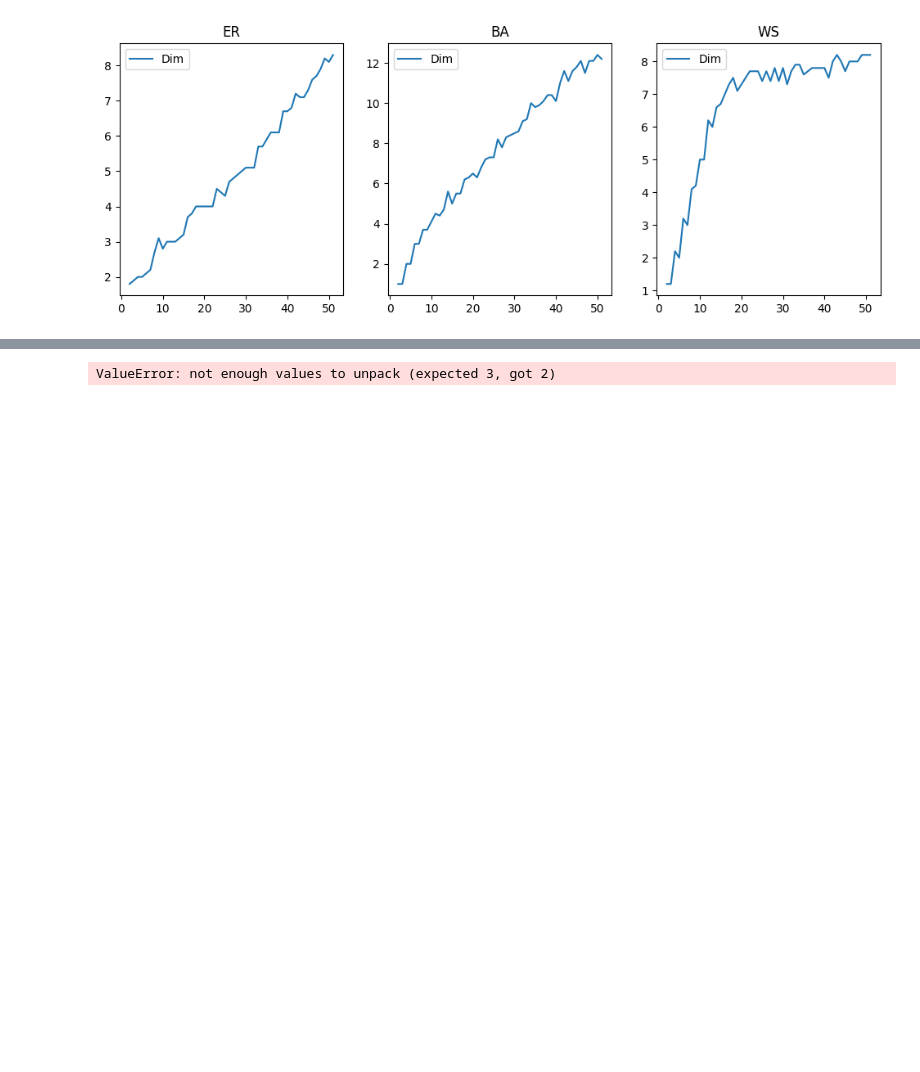
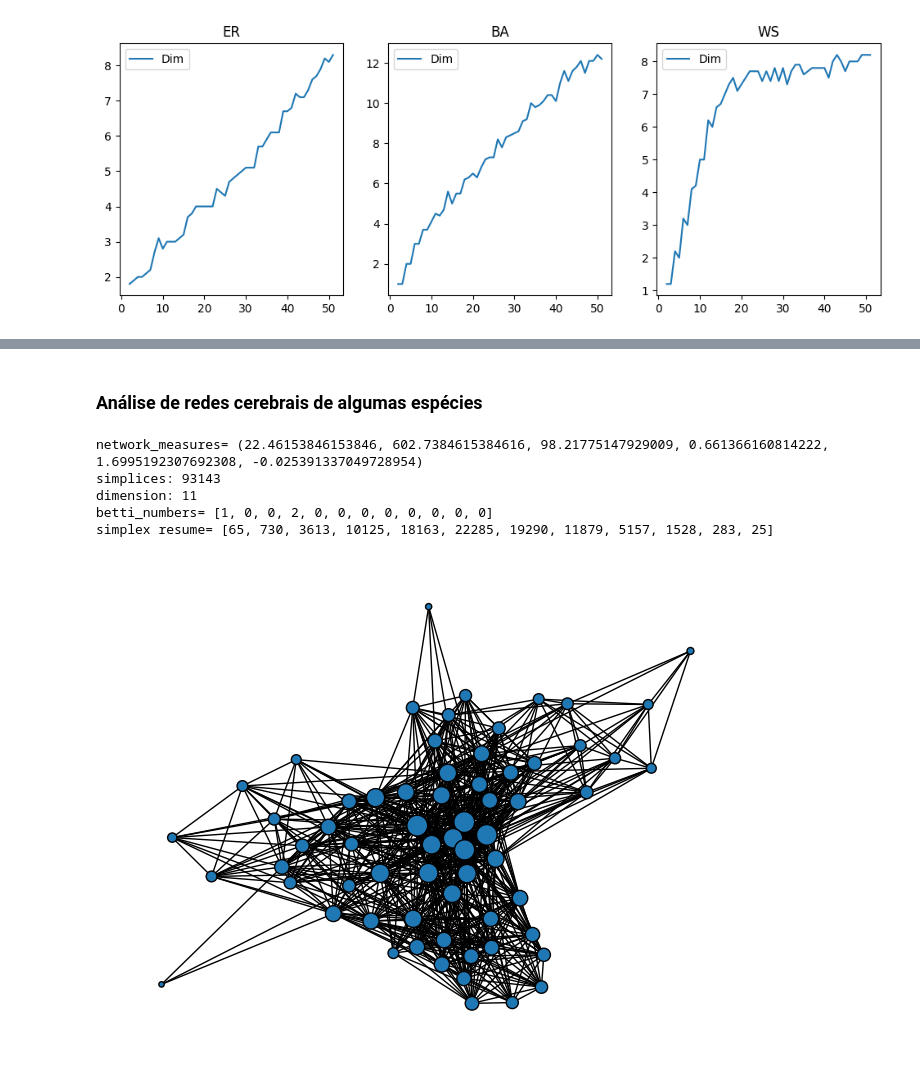
Before and after one commit to JunioCesarFerreira/ComplexNetworks, a Jupyter notebook: MyProject/complex-simplicial-network.ipynb, the cells around one changed output, grey strips where cells are left out. Saved outputs shown, nothing was run; the diff lists cells and outputs as text; code cells hidden in the pictures; blank space fills up the shorter version.

```diff
--- a/MyProject/complex-simplicial-network.ipynb
+++ b/MyProject/complex-simplicial-network.ipynb
@@ -980,18 +1088,25 @@ test_generate_networks_plot_degree_dim_simplicial(100, 2, 52, 10)
+# %% [markdown]
+### Análise de redes cerebrais de algumas espécies
 # %%
 filename = "data/bn-cat-mixed-species_brain_1.edges"
 
-G = OpenNetwork(filename, digraph=False)
+G = nx.read_edgelist(filename, nodetype=int)
 
 pos = nx.spring_layout(G, seed=42)
 d = dict(G.degree())
 nx.draw(G, pos, node_size=[v * 5 for v in d.values()], edgecolors='black', with_labels=False)
 
 complex = get_simplicial_complex(G)
 
 print("network_measures=", network_measures(G))
 print("simplices:", complex.num_simplices())
 print("dimension:", complex.dimension())
 print("betti_numbers=", betti_numbers_of_complex(complex))
 print("simplex resume=", simplexes_resume(complex))
 # %% [output]
-ValueError: not enough values to unpack (expected 3, got 2)
+network_measures= (22.46153846153846, 602.7384615384616, 98.21775147929009, 0.661366160814222, 1.6995192307692308, -0.025391337049728954)
+simplices: 93143
+dimension: 11
+betti_numbers= [1, 0, 0, 2, 0, 0, 0, 0, 0, 0, 0, 0]
+simplex resume= [65, 730, 3613, 10125, 18163, 22285, 19290, 11879, 5157, 1528, 283, 25]
+[figure, added]
```
Also changed, not shown: parts of 14 cells of this notebook.
